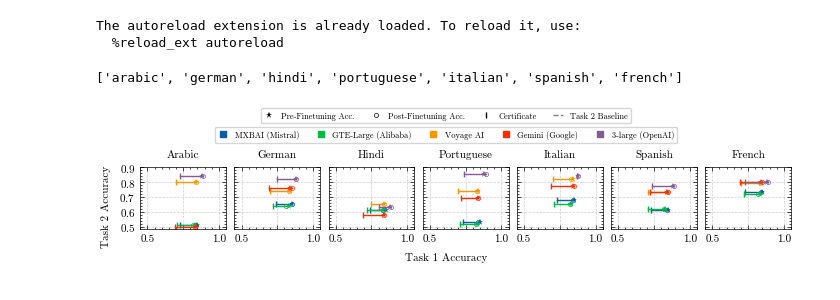
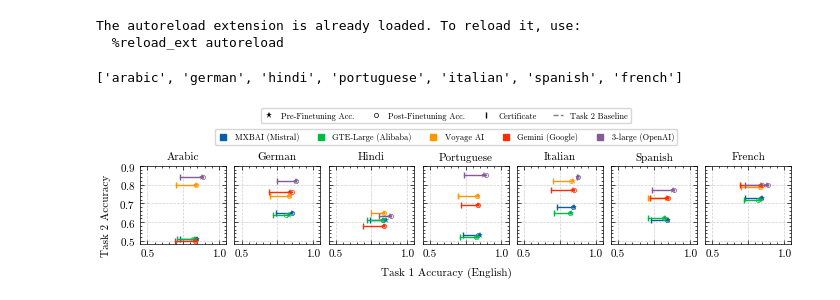
Before and after one commit to maxanisimov/capability-retention-in-continual-rl, a Jupyter notebook: notebooks/plot_llm_experiments2.ipynb, the cells around one changed output. Saved outputs shown, nothing was run; the diff lists cells and outputs as text; code cells hidden in the pictures.

Commit message:
Slight tweak to llm plot

```diff
--- a/notebooks/plot_llm_experiments2.ipynb
+++ b/notebooks/plot_llm_experiments2.ipynb
@@ -215,7 +215,7 @@ for i, dataset in enumerate(datasets):
         )  # certified - hollow circle with thinner edge
 
     # Title and axes
-    ax.set_title(titles[dataset], y=1.06, va="center", fontsize=8)
+    ax.set_title(titles[dataset], y=1.01, va="center", fontsize=8)
     ax.set_xlim(0.45, 1.05)
     ax.set_xticks([0.5, 0.75, 1.0], labels=["0.5", "", "1.0"])
     ax.set_yticks([0.5, 0.6, 0.7, 0.8, 0.9])
@@ -291,33 +291,33 @@ legend = fig.legend(
     handlelength=1.2,
     fontsize=6,
 )
 
 legend = fig.legend(
     handles=model_lines,
     loc="lower center",
     bbox_to_anchor=(0.5, 0.99),  # position above the plot
     ncol=5,  # auto-wrap into two rows
     frameon=True,  # outline box
     fontsize=6,
     handlelength=1.2,
 )
 
-fig.supxlabel("Task 1 Accuracy", fontsize=8)
+fig.supxlabel("Task 1 Accuracy (English)", fontsize=8)
 fig.supylabel("Task 2 Accuracy", fontsize=8)
 
 # Legend: only one color entry per model
 # custom_lines = [plt.Line2D([0], [0], color=model_colors[m], lw=4) for m in models]
 # ax.legend(custom_lines, models, title="Model", bbox_to_anchor=(1.05, 1), loc='upper left', borderaxespad=0., fontsize=8)
 
 set_figure_size(
     fig,
     fraction=1.0,
     subplots=(1, len(datasets)),
     dpi=300,
-    shrink_height=1,
+    shrink_height=1.1,
     portrait=True,
 )
 plt.savefig("figures/multilang.pdf", dpi=300)
 # %% [output]
 ['arabic', 'german', 'hindi', 'portuguese', 'italian', 'spanish', 'french']
-[figure, old version]
+[figure, new version]
```
